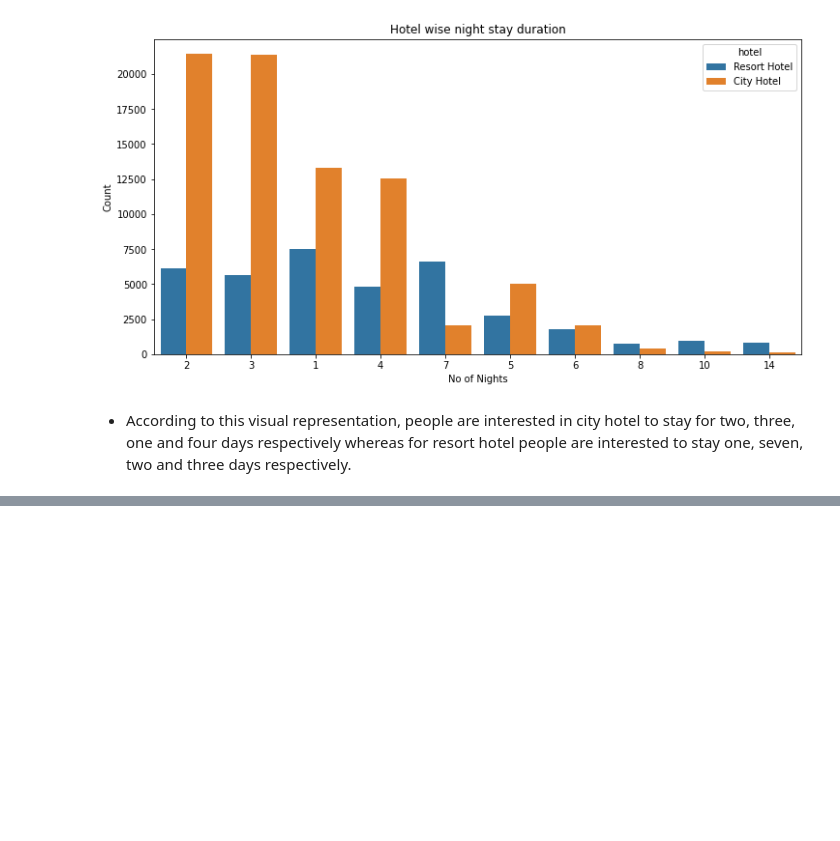
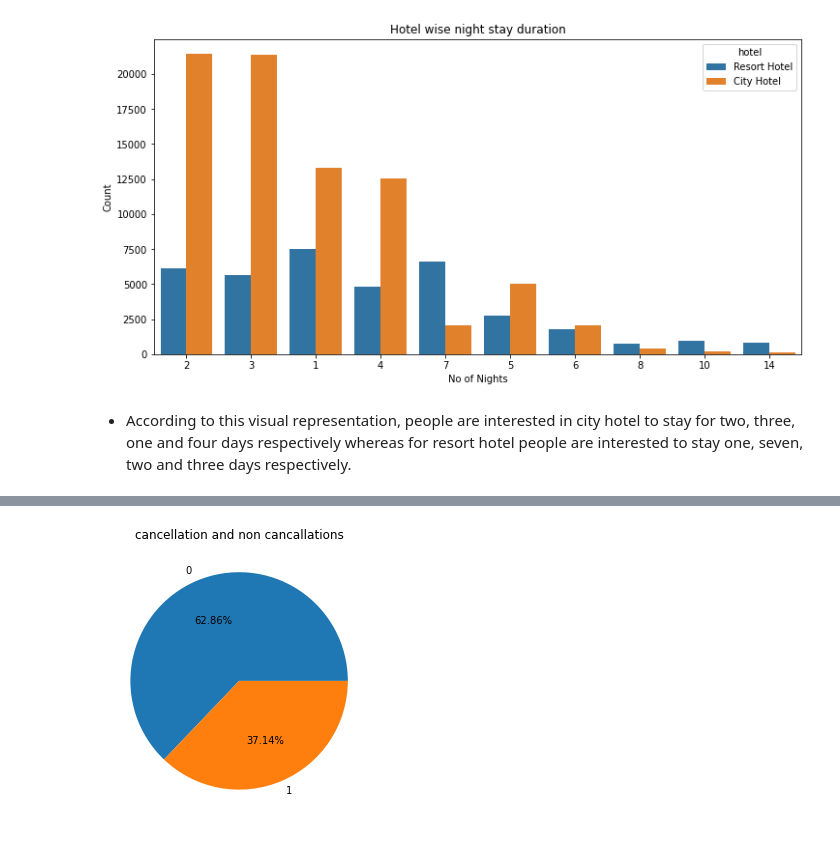
Before and after one commit to Pankajrathod10897/Capstone-Project-1-Hotel-Bokking-Analysis-, a Jupyter notebook: Hotel_Booking_Analysis_(Pankaj_Rathod)_Capstone_Project.ipynb, the cells around one changed output, grey strips where cells are left out. Drawn from its saved outputs; the diff is of its cells as text; code cells hidden in the pictures; blank space fills up the shorter version.

```diff
--- a/Hotel_Booking_Analysis_(Pankaj_Rathod)_Capstone_Project.ipynb
+++ b/Hotel_Booking_Analysis_(Pankaj_Rathod)_Capstone_Project.ipynb
@@ -318,0 +351,7 @@ Text(0, 0.5, 'Count')
+# %%
+#show percentage of booking via pie chart
+df["is_canceled"].value_counts().plot(kind="pie",autopct="%1.2f%%",figsize=(10,5),)
+plt.title("cancellation and non cancallations")
+plt.ylabel('');
+# %% [output]
+[figure, added]
```
Also changed, not shown: parts of 5 cells of this notebook.
